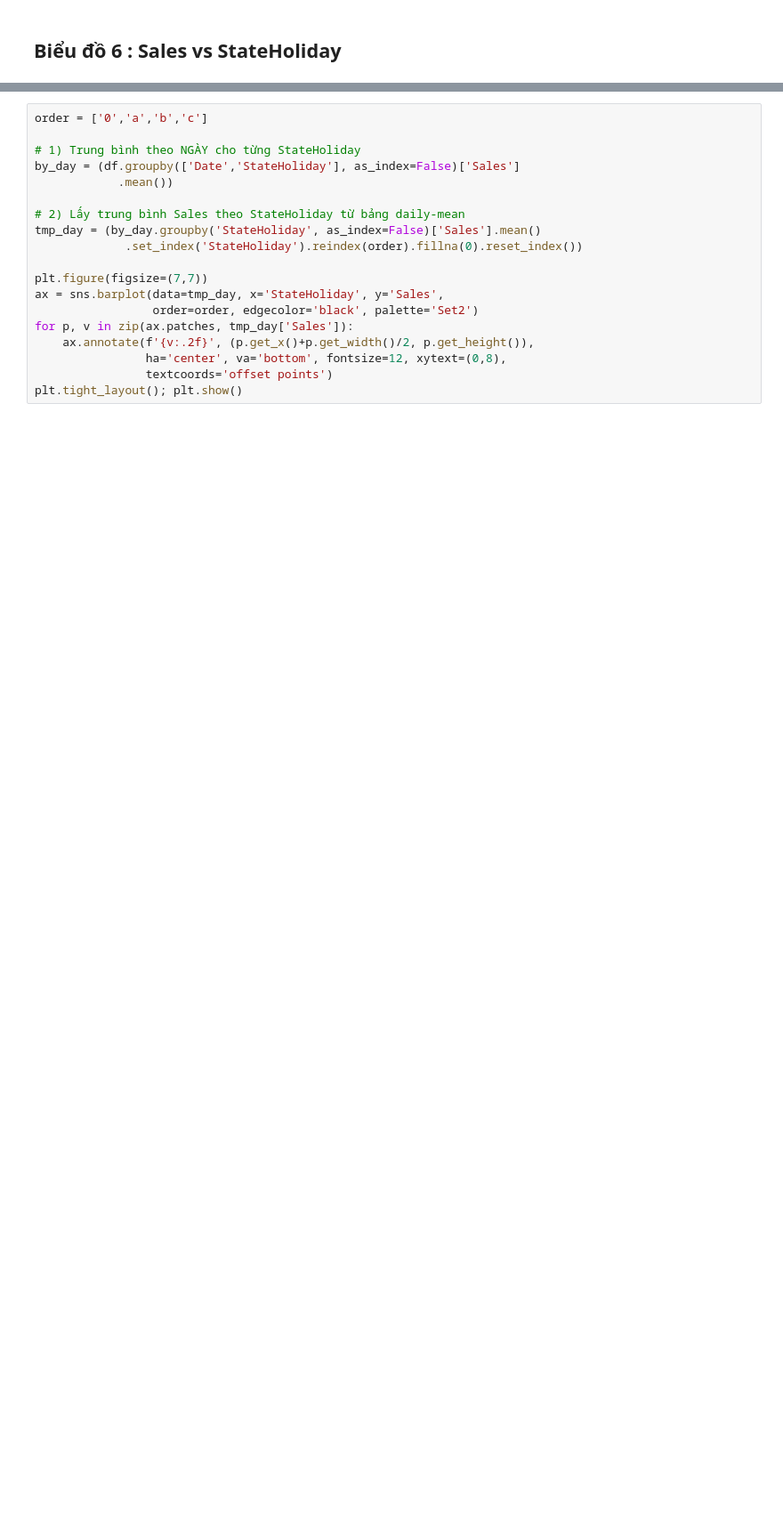
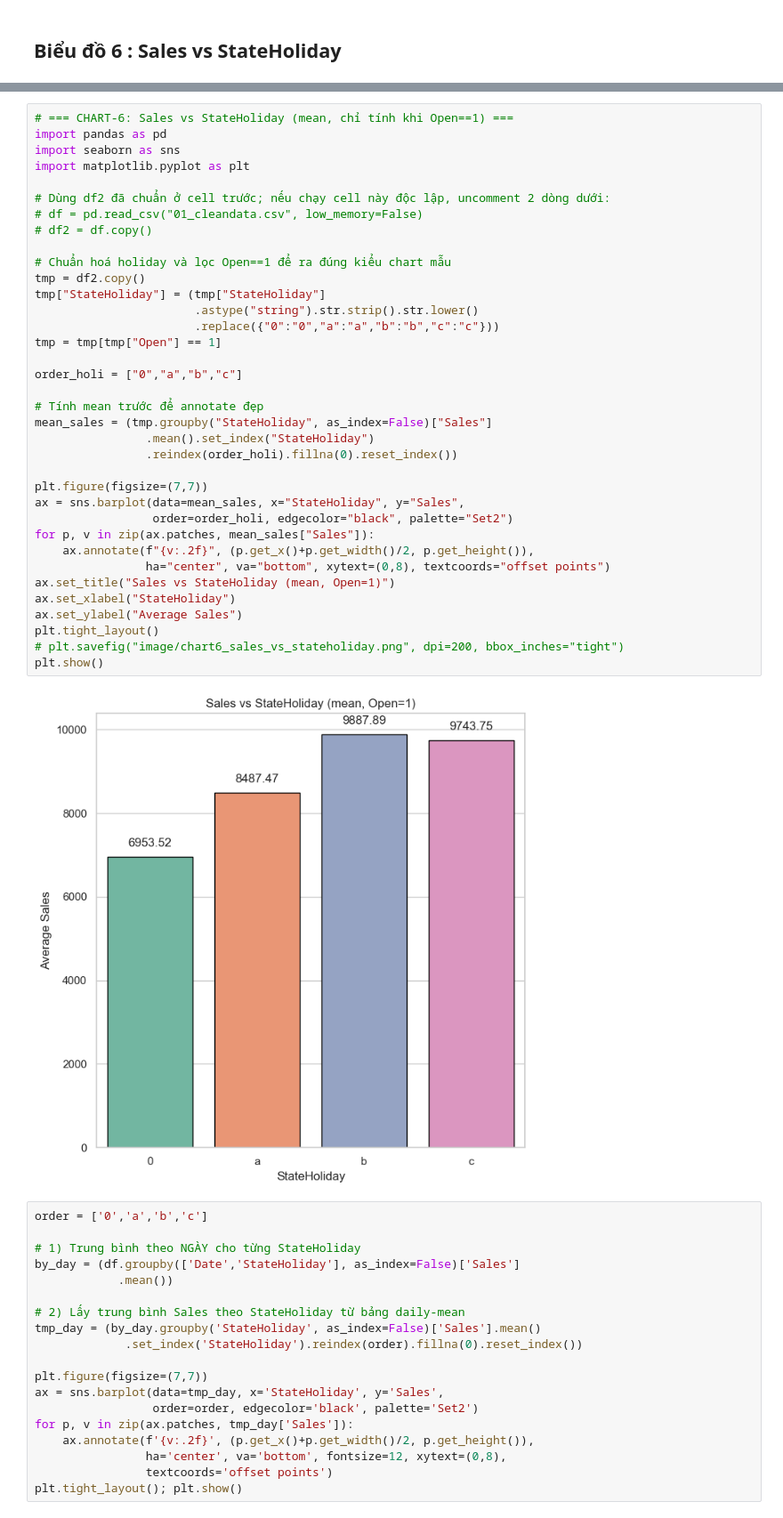
Before and after one commit to LeHung1705/rossmann-sales-forecasting-using-ml, a Jupyter notebook: 02_eda.ipynb, the cells around one changed output, grey strips where cells are left out. Shown at 89% size. Drawn from its saved outputs; the diff is of its cells as text; blank space fills up the shorter version.

```diff
--- a/02_eda.ipynb
+++ b/02_eda.ipynb
@@ -520,3 +501,41 @@ df.loc[~df['StateHoliday'].isin(['0','a','b','c']), 'StateHoliday'] = '0'
+# %%
+# === CHART-6: Sales vs StateHoliday (mean, chỉ tính khi Open==1) ===
+import pandas as pd
+import seaborn as sns
+import matplotlib.pyplot as plt
+
+# Dùng df2 đã chuẩn ở cell trước; nếu chạy cell này độc lập, uncomment 2 dòng dưới:
+# df = pd.read_csv("01_cleandata.csv", low_memory=False)
+# df2 = df.copy()
+
+# Chuẩn hoá holiday và lọc Open==1 để ra đúng kiểu chart mẫu
+tmp = df2.copy()
+tmp["StateHoliday"] = (tmp["StateHoliday"]
+                       .astype("string").str.strip().str.lower()
+                       .replace({"0":"0","a":"a","b":"b","c":"c"}))
+tmp = tmp[tmp["Open"] == 1]
+
+order_holi = ["0","a","b","c"]
+
+# Tính mean trước để annotate đẹp
+mean_sales = (tmp.groupby("StateHoliday", as_index=False)["Sales"]
+                .mean().set_index("StateHoliday")
+                .reindex(order_holi).fillna(0).reset_index())
+
+plt.figure(figsize=(7,7))
+ax = sns.barplot(data=mean_sales, x="StateHoliday", y="Sales",
+                 order=order_holi, edgecolor="black", palette="Set2")
+for p, v in zip(ax.patches, mean_sales["Sales"]):
+    ax.annotate(f"{v:.2f}", (p.get_x()+p.get_width()/2, p.get_height()),
+                ha="center", va="bottom", xytext=(0,8), textcoords="offset points")
+ax.set_title("Sales vs StateHoliday (mean, Open=1)")
+ax.set_xlabel("StateHoliday")
+ax.set_ylabel("Average Sales")
+plt.tight_layout()
+# plt.savefig("image/chart6_sales_vs_stateholiday.png", dpi=200, bbox_inches="tight")
+plt.show()
+# %% [output]
+[figure, added]
 # %%
 order = ['0','a','b','c']
 
```
Also changed, not shown: parts of 3 cells of this notebook.
